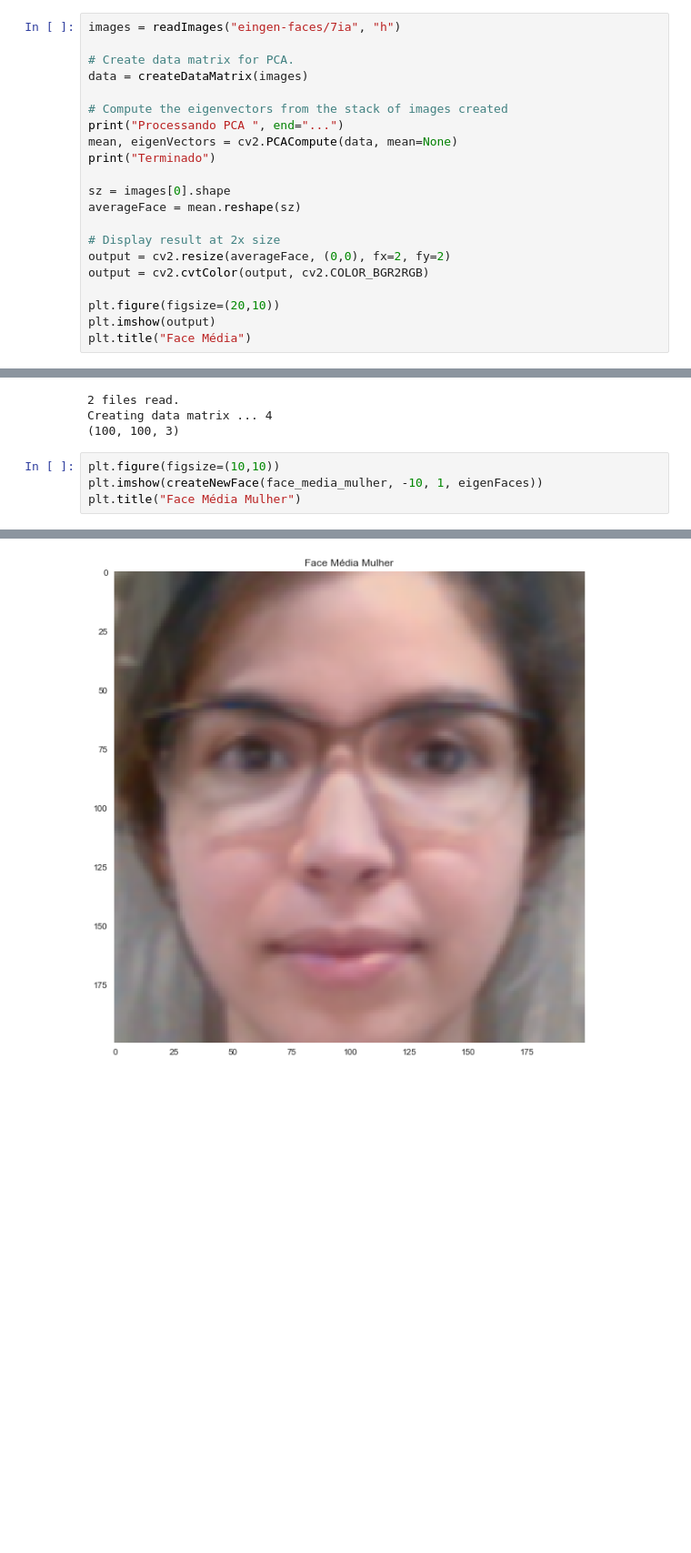
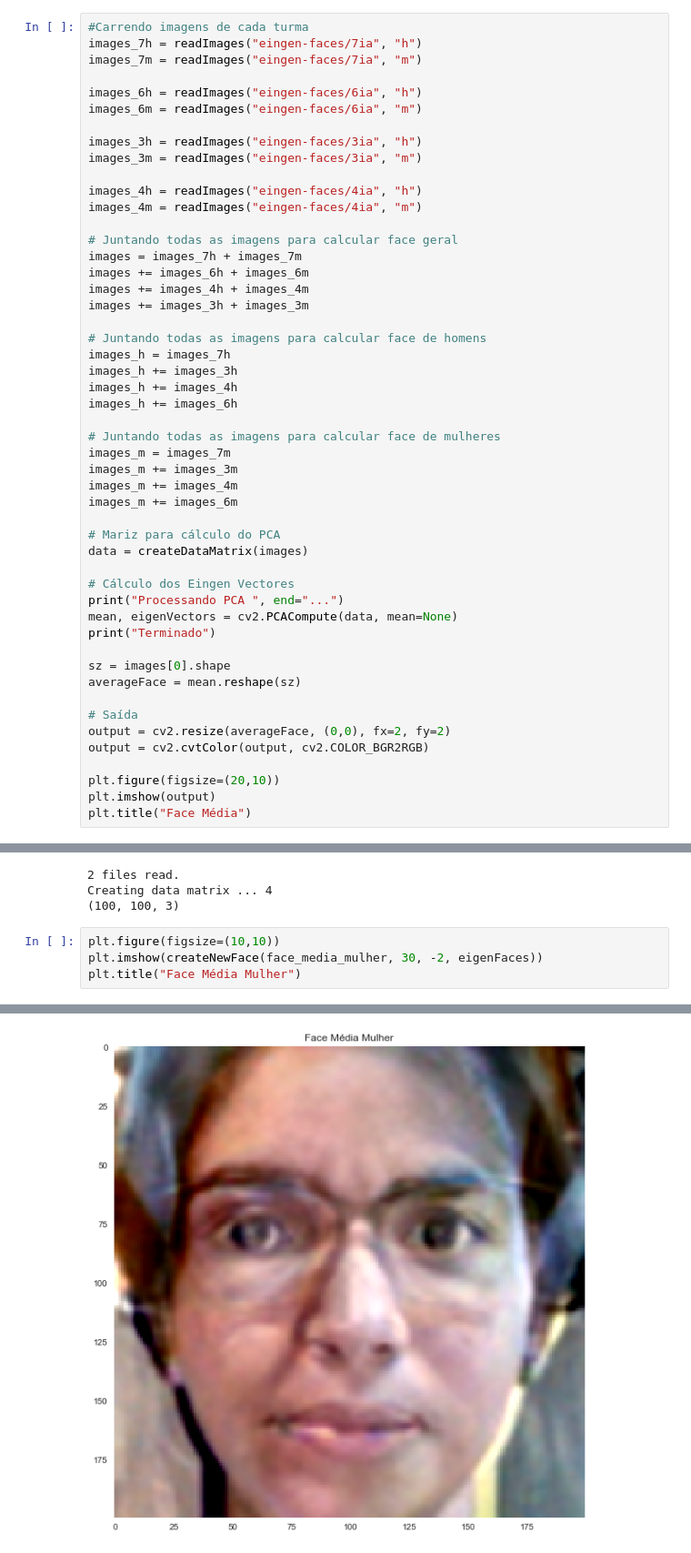
Before and after one commit to michelpf/fiap-ml-visao-computacional, a Jupyter notebook: aula-5-machine-learning-aplicado/face-media-alunos.ipynb, the cells around one changed output, grey strips where cells are left out. Shown at 91% size. Drawn from its saved outputs; the diff is of its cells as text; blank space fills up the shorter version.

Commit message:
Simplificação da aula 5 e adição de rostos da turma 6ia

```diff
--- a/aula-5-machine-learning-aplicado/face-media-alunos.ipynb
+++ b/aula-5-machine-learning-aplicado/face-media-alunos.ipynb
@@ -116,12 +116,41 @@ def createDataMatrix(images):
 # %% [markdown]
 # Realizando um teste com as faces masculinas da turma.
 # %%
-images = readImages("eingen-faces/7ia", "h")
+#Carrendo imagens de cada turma
+images_7h = readImages("eingen-faces/7ia", "h")
+images_7m = readImages("eingen-faces/7ia", "m")
 
-# Create data matrix for PCA.
+images_6h = readImages("eingen-faces/6ia", "h")
+images_6m = readImages("eingen-faces/6ia", "m")
+
+images_3h = readImages("eingen-faces/3ia", "h")
+images_3m = readImages("eingen-faces/3ia", "m")
+
+images_4h = readImages("eingen-faces/4ia", "h")
+images_4m = readImages("eingen-faces/4ia", "m")
+
+# Juntando todas as imagens para calcular face geral
+images = images_7h + images_7m
+images += images_6h + images_6m
+images += images_4h + images_4m
+images += images_3h + images_3m
+
+# Juntando todas as imagens para calcular face de homens
+images_h = images_7h
+images_h += images_3h
+images_h += images_4h
+images_h += images_6h
+
+# Juntando todas as imagens para calcular face de mulheres
+images_m = images_7m
+images_m += images_3m
+images_m += images_4m
+images_m += images_6m
+
+# Mariz para cálculo do PCA
 data = createDataMatrix(images)
 
-# Compute the eigenvectors from the stack of images created
+# Cálculo dos Eingen Vectores
 print("Processando PCA ", end="...")
 mean, eigenVectors = cv2.PCACompute(data, mean=None)
 print("Terminado")
@@ -129,7 +158,7 @@ print("Terminado")
 sz = images[0].shape
 averageFace = mean.reshape(sz)
 
-# Display result at 2x size
+# Saída
 output = cv2.resize(averageFace, (0,0), fx=2, fy=2)
 output = cv2.cvtColor(output, cv2.COLOR_BGR2RGB)
 
@@ -221,6 +306,6 @@ Creating data matrix ... 4
 (100, 100, 3)
 # %%
 plt.figure(figsize=(10,10))
-plt.imshow(createNewFace(face_media_mulher, -10, 1, eigenFaces))
+plt.imshow(createNewFace(face_media_mulher, 30, -2, eigenFaces))
 plt.title("Face Média Mulher")
 # %% [output]
@@ -228 +314 @@ Text(0.5,1,'Face Média Mulher')
-[figure, old version]
+[figure, new version]
```
Also changed, not shown: parts of 9 cells of this notebook, 42 other files.
